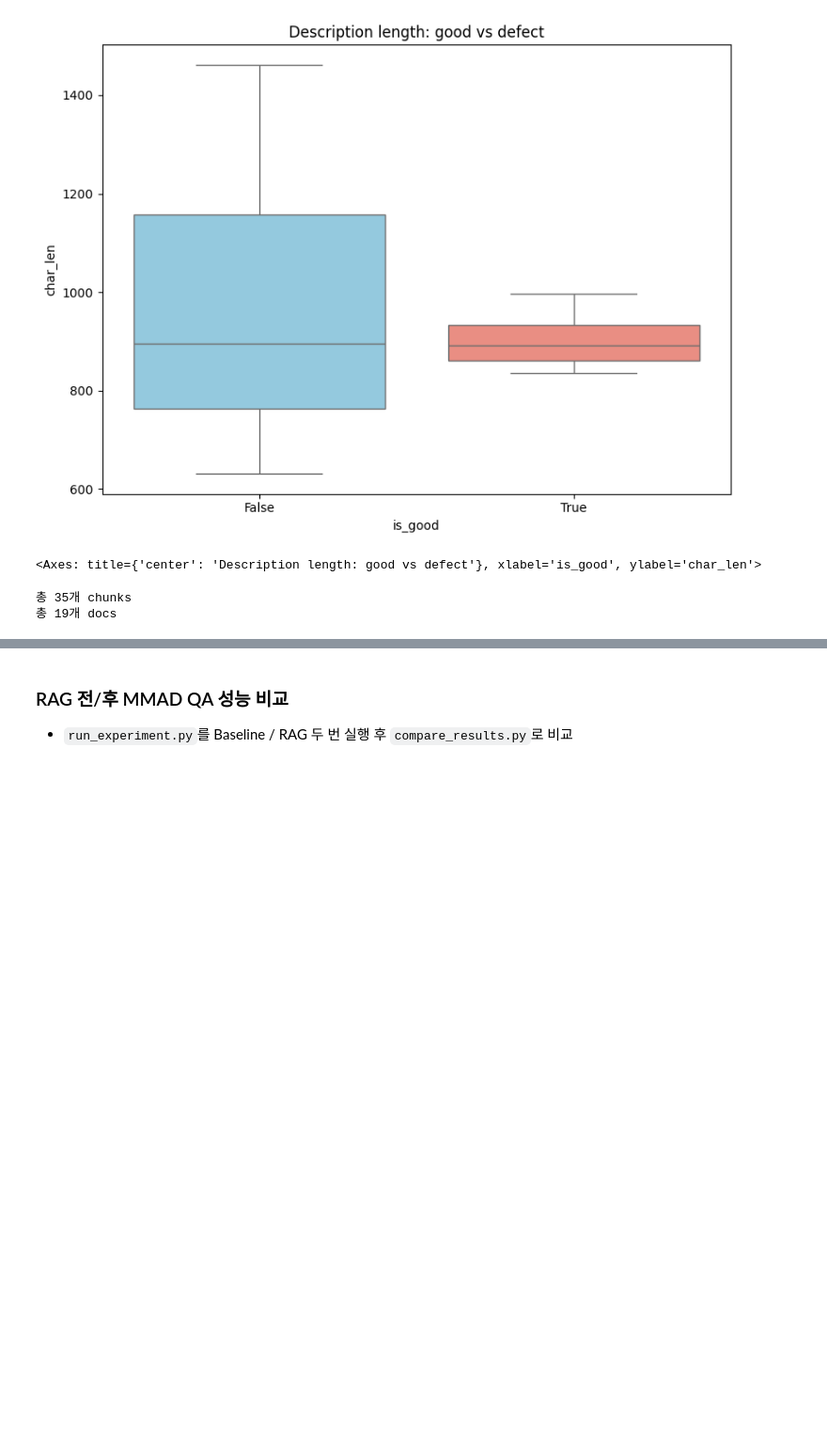
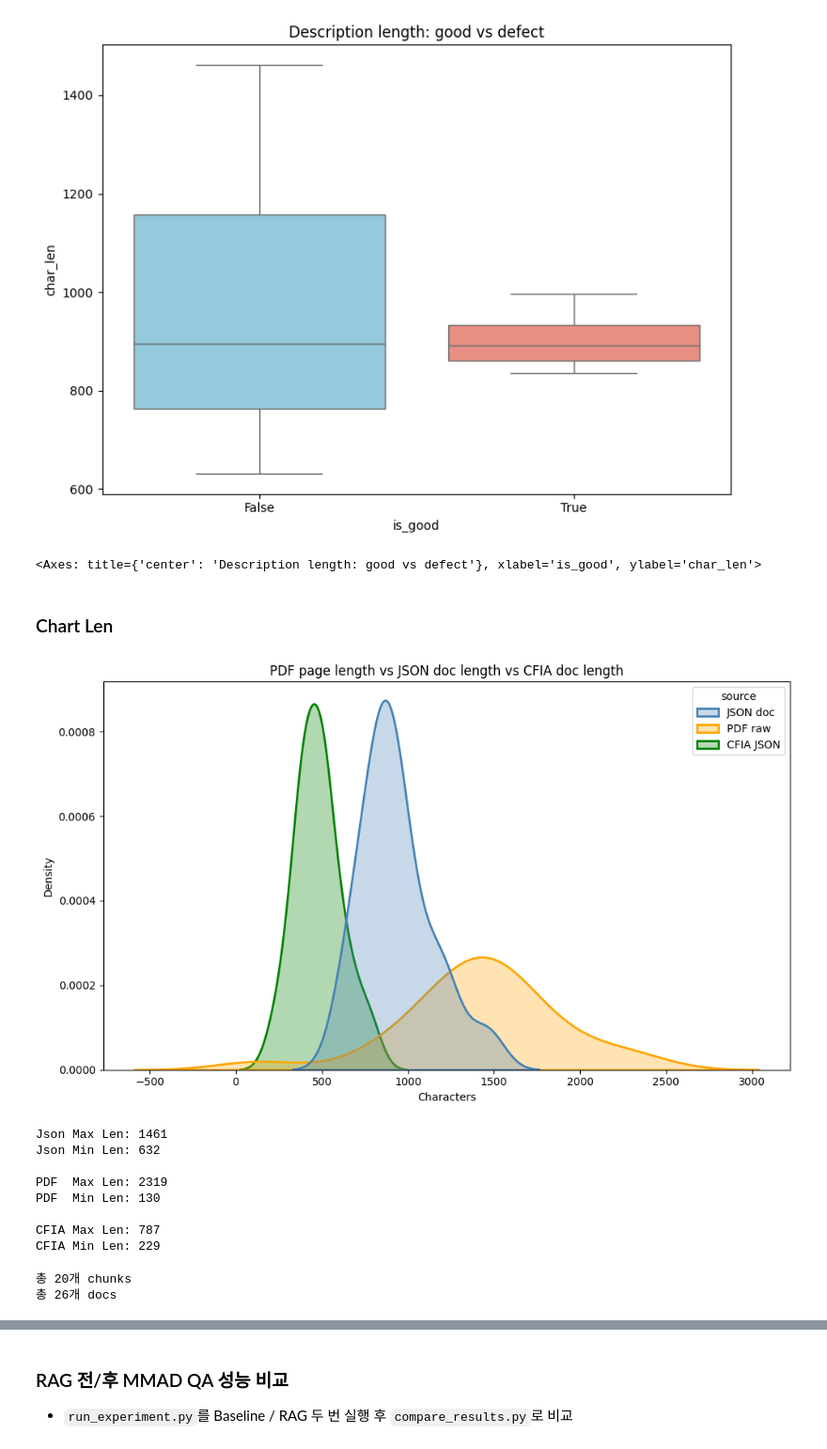
Before and after one commit to GH-Door/multiModal_anomaly_report, a Jupyter notebook: notebooks/moon/langchain.ipynb, the cells around one changed output, grey strips where cells are left out. Shown at 94% size. Drawn from its saved outputs; the diff is of its cells as text; code cells hidden in the pictures; blank space fills up the shorter version.

```diff
--- a/notebooks/moon/langchain.ipynb
+++ b/notebooks/moon/langchain.ipynb
@@ -130,11 +130,60 @@ Passing `palette` without assigning `hue` is deprecated and will be removed in v
   sns.boxplot(data=df, x=hue, y=col, palette=palette, ax=ax)
 [figure]
 <Axes: title={'center': 'Description length: good vs defect'}, xlabel='is_good', ylabel='char_len'>
+# %% [markdown]
+### Chart Len
+# %%
+from langchain_community.document_loaders import PyPDFLoader
+from src.rag.loaders import JSONKnowledgeLoader
+
+PDF_PATH = DATA_ROOT / "packaging_guide.pdf"
+raw_pages = PyPDFLoader(str(PDF_PATH)).load()
+pdf_lens = [len(p.page_content) for p in raw_pages if len(p.page_content) > 100]
+pdf_df = pd.DataFrame({"char_len": pdf_lens, "source": "PDF raw"})
+json_df = df[["char_len"]].assign(source="JSON doc")
+
+CFIA_JSON_PATH = DATA_ROOT / "cfia_knowledge.json"
+cfia_doc = JSONKnowledgeLoader(CFIA_JSON_PATH).load()
+
+cfia_rows = []
+for doc in cfia_doc:
+        cfia_rows.append({
+                "dataset":     doc.metadata.get("dataset", ""),
+                "category":    doc.metadata.get("category", ""),
+                "defect_type": doc.metadata.get("defect_type", ""),
+                "description": doc.page_content,
+                "char_len":    len(doc.page_content),
+        })
+cfia_df = pd.DataFrame(cfia_rows)
+cfia_len_df = cfia_df[["char_len"]].assign(source="CFIA JSON")
+
+combined = pd.concat([json_df, pdf_df, cfia_len_df])
+
+kde_plot(combined, col="char_len", hue="source",
+        title="PDF page length vs JSON doc length vs CFIA doc length",
+        xlabel="Characters", palette=["steelblue", "orange", "green"])
+
+print(f"Json Max Len: {json_df['char_len'].max()}")
+print(f"Json Min Len: {json_df['char_len'].min()}\n")
+print(f"PDF  Max Len: {pdf_df['char_len'].max()}")
+print(f"PDF  Min Len: {pdf_df['char_len'].min()}\n")
+print(f"CFIA Max Len: {cfia_df['char_len'].max()}")
+print(f"CFIA Min Len: {cfia_df['char_len'].min()}")
+# %% [output]
+[figure, added]
+Json Max Len: 1461
+Json Min Len: 632
+
+PDF  Max Len: 2319
+PDF  Min Len: 130
+
+CFIA Max Len: 787
+CFIA Min Len: 229
 # %%
 from src.rag.loaders import PDFKnowledgeLoader, JSONKnowledgeLoader
 
 PDF_PATH = DATA_ROOT / "packaging_guide.pdf"
-pdf_loader = PDFKnowledgeLoader(pdf_path=PDF_PATH)
+pdf_loader = PDFKnowledgeLoader(pdf_path=PDF_PATH, chunk_size=1000, chunk_overlap=100)
 pdf_docs = pdf_loader.load()
 print(f"총 {len(pdf_docs)}개 chunks")
 
@@ -142,8 +191,8 @@ CFIA_JSON_PATH = DATA_ROOT / "cfia_knowledge.json"
 cfia_docs = JSONKnowledgeLoader(CFIA_JSON_PATH).load()
 print(f"총 {len(cfia_docs)}개 docs")
 # %% [output]
-총 35개 chunks
-총 19개 docs
+총 20개 chunks
+총 26개 docs
 # %%
 from src.rag import Indexer, Retrievers, PDFKnowledgeLoader, JSONKnowledgeLoader
 import shutil
```
Also changed, not shown: parts of 18 cells of this notebook, 4 other files.
